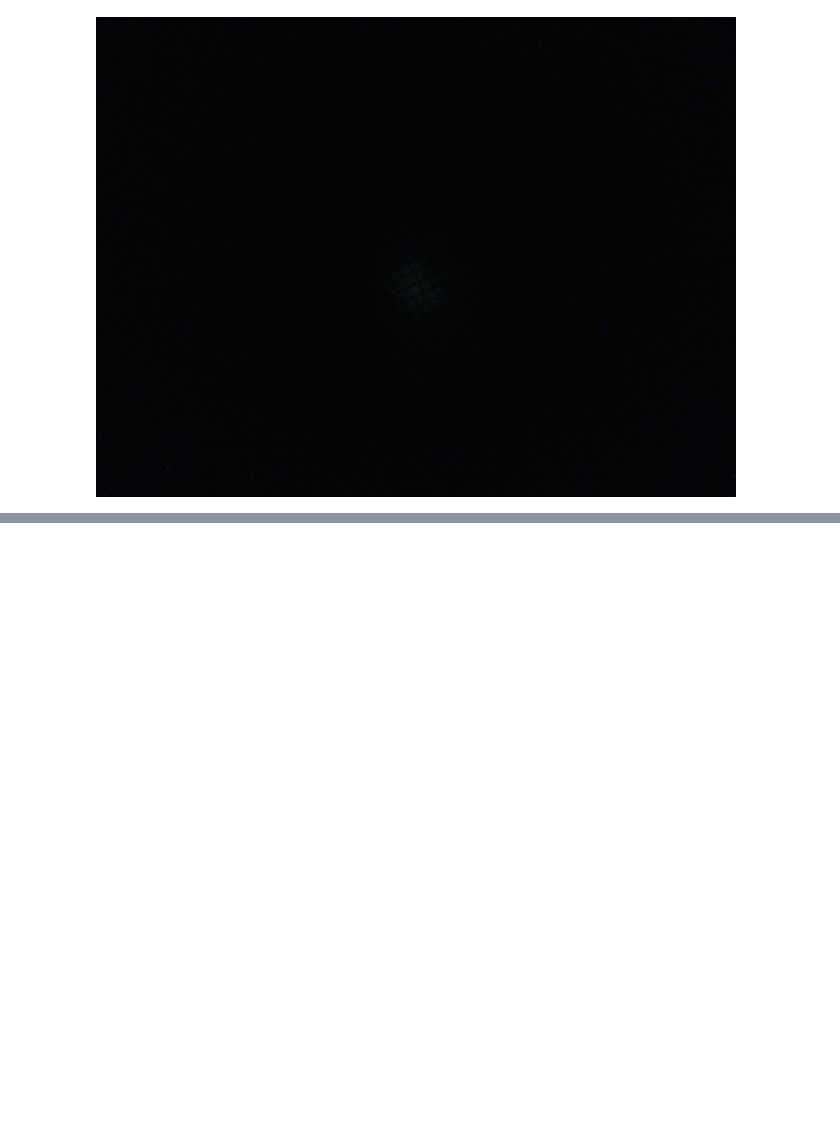
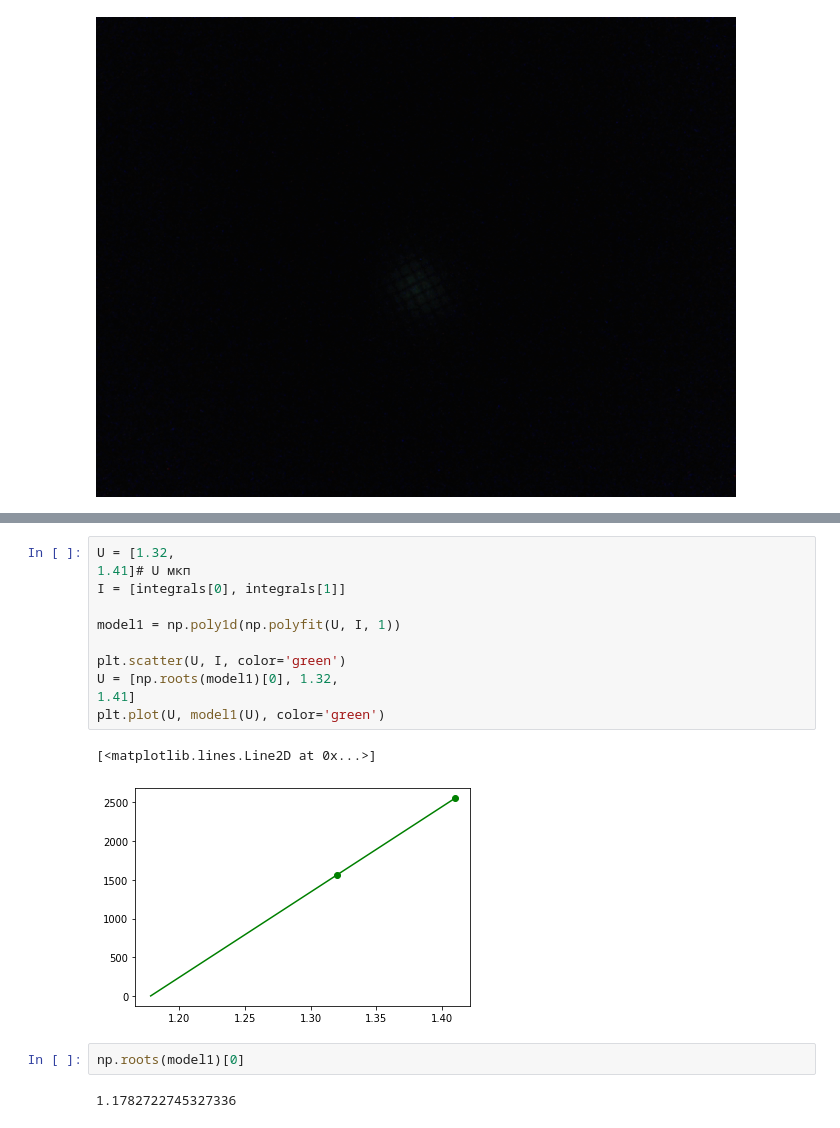
Before and after one commit to ruhomor/vaki, a Jupyter notebook: laba.ipynb, the cells around one changed output, grey strips where cells are left out. Saved outputs shown, nothing was run; the diff lists cells and outputs as text; blank space fills up the shorter version.

```diff
--- a/laba.ipynb
+++ b/laba.ipynb
@@ -137,0 +147,18 @@ plt.show()
+# %%
+U = [1.32,
+1.41]# U мкп
+I = [integrals[0], integrals[1]]
+
+model1 = np.poly1d(np.polyfit(U, I, 1))
+
+plt.scatter(U, I, color='green')
+U = [np.roots(model1)[0], 1.32,
+1.41]
+plt.plot(U, model1(U), color='green')
+# %% [output]
+[<matplotlib.lines.Line2D at 0x...>]
+[figure, added]
+# %%
+np.roots(model1)[0]
+# %% [output]
+1.1782722745327336
```
Also changed, not shown: parts of 26 cells of this notebook, 10 other files.
